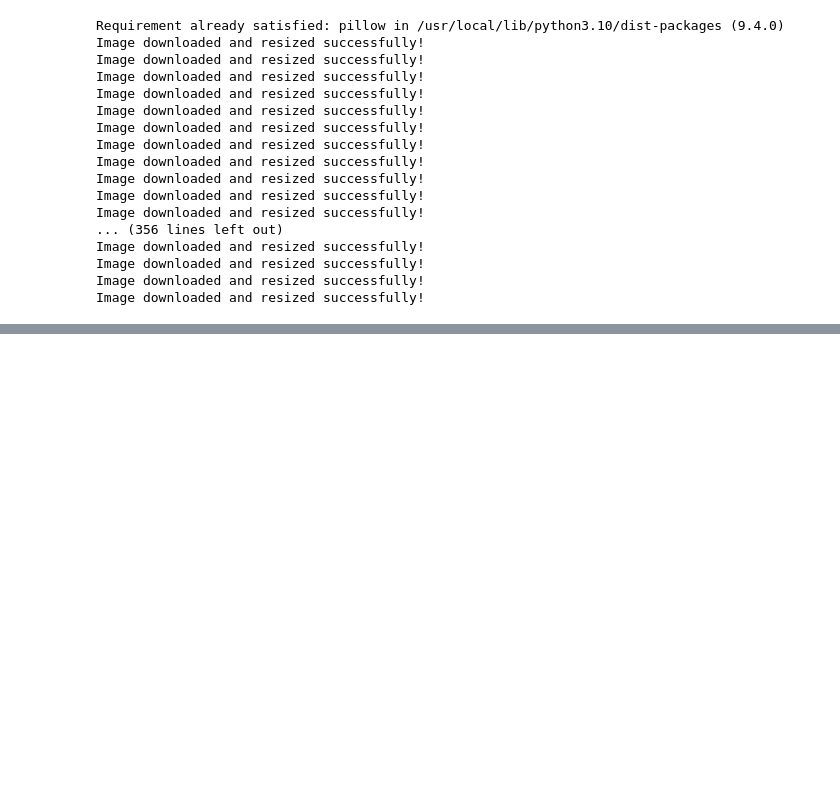
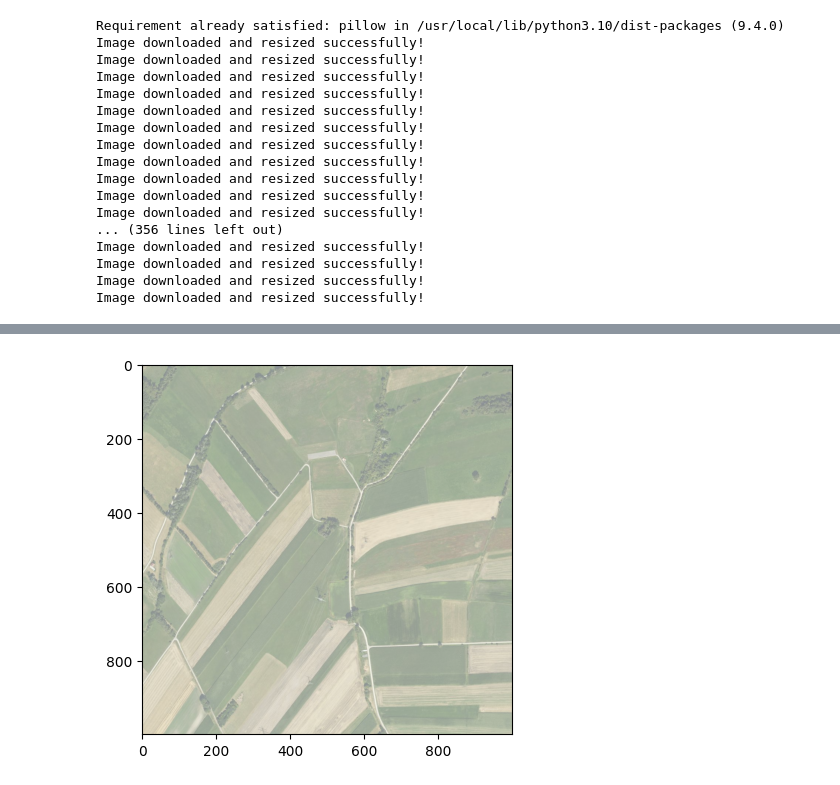
Before and after one commit to kleenman/tds_capstone, a Jupyter notebook: model.ipynb, the cells around one changed output, grey strips where cells are left out. Cells and saved outputs as stored; diff of their text form; code cells hidden in the pictures; blank space fills up the shorter version.

```diff
--- a/model.ipynb
+++ b/model.ipynb
@@ -363,0 +405,11 @@ NameError: name 'north' is not defined
+# %%
+from PIL import Image
+import numpy as np
+import matplotlib.pyplot as plt
+image = np.array(Image.open("/content/drive/My Drive/downloaded_images/32675_5336_resized.jpg"))
+mask = np.load("/content/drive/My Drive/downloaded_images/masks_numpy/675-5336.npy")
+plt.imshow(image)
+plt.imshow(mask, cmap='Greens', alpha=0.5)  # Change color map to 'Greens'
+plt.show()
+# %% [output]
+[figure, added]
```
Also changed, not shown: parts of 3 cells of this notebook.
